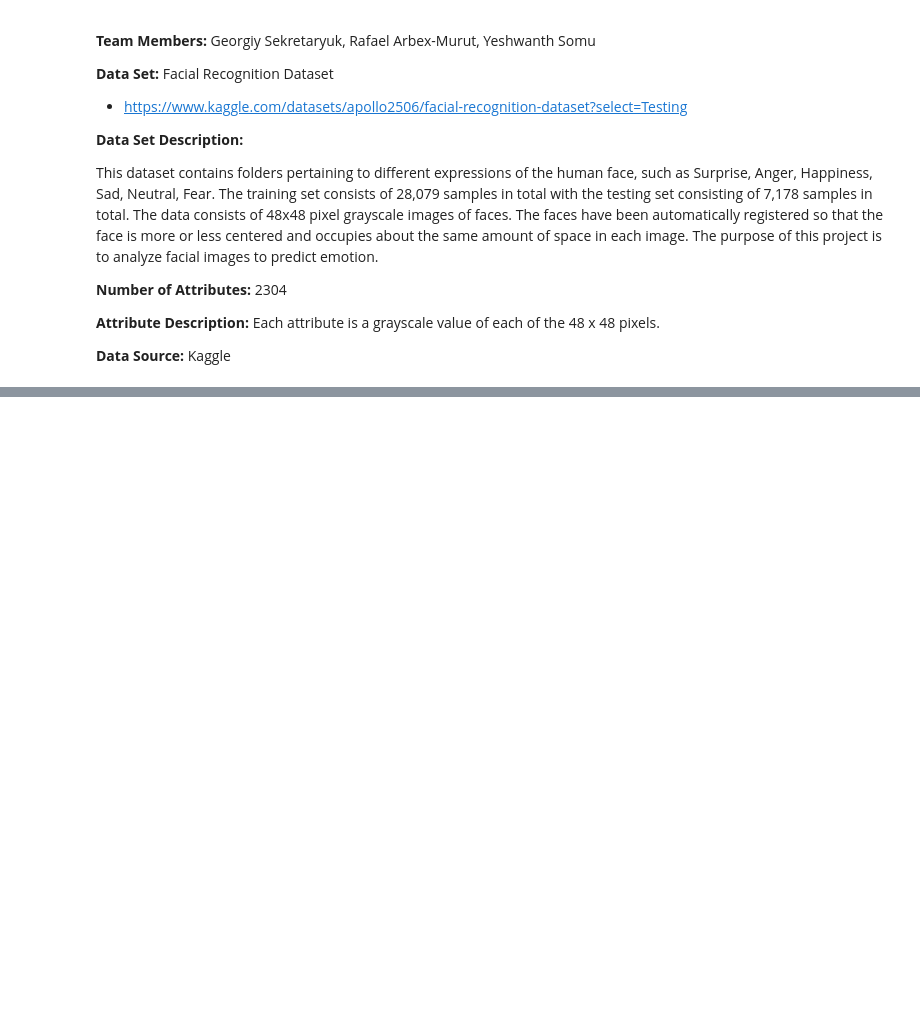
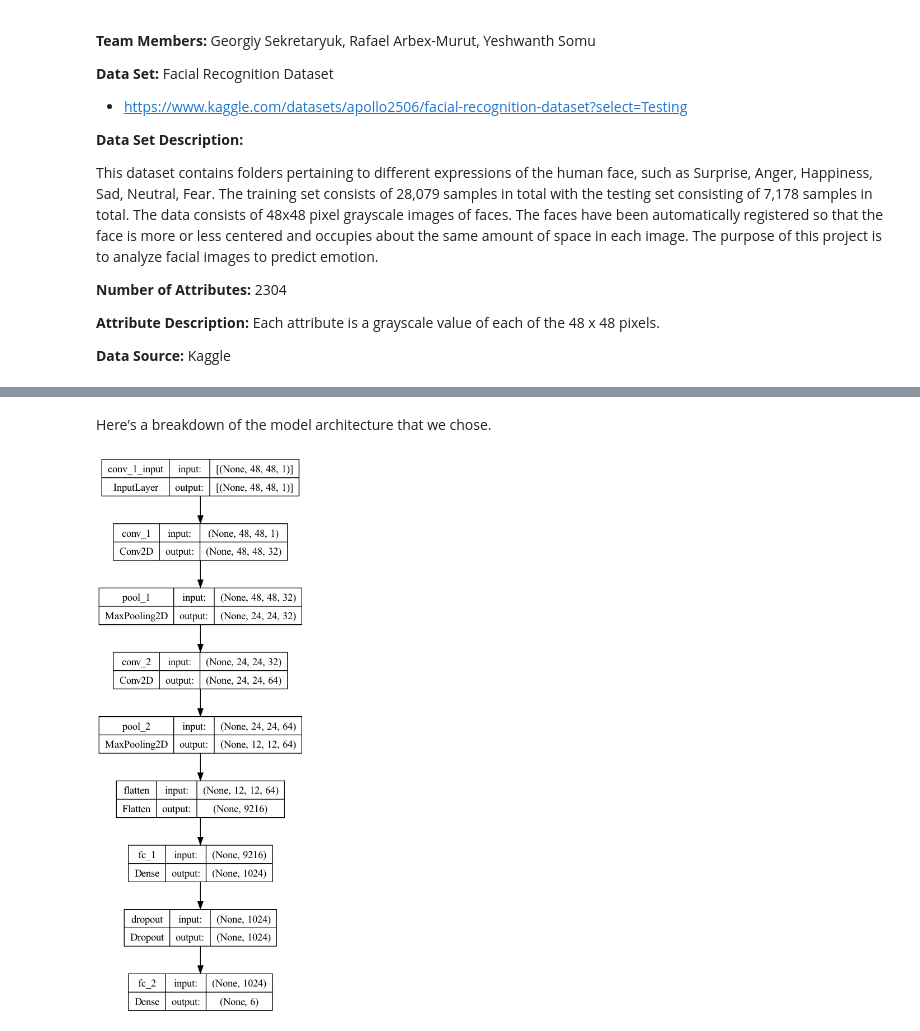
Before and after one commit to sekretaryuk/w207-letsfaceit, a Jupyter notebook: Final_Model.ipynb, the cells around one changed output, grey strips where cells are left out. Cells and saved outputs as stored; diff of their text form; code cells hidden in the pictures; blank space fills up the shorter version.

```diff
--- a/Final_Model.ipynb
+++ b/Final_Model.ipynb
@@ -497,0 +425,7 @@ weighted avg      0.541     0.546     0.543      7067
+# %% [markdown]
+Here's a breakdown of the model architecture that we chose.
+# %%
+plot = plot_model(CNN_1, to_file='model.png', show_shapes=True, show_layer_names=True)
+displayImage('model.png',width=300, height=200)
+# %% [output]
+[figure, added]
```
Also changed, not shown: parts of 61 cells of this notebook.
